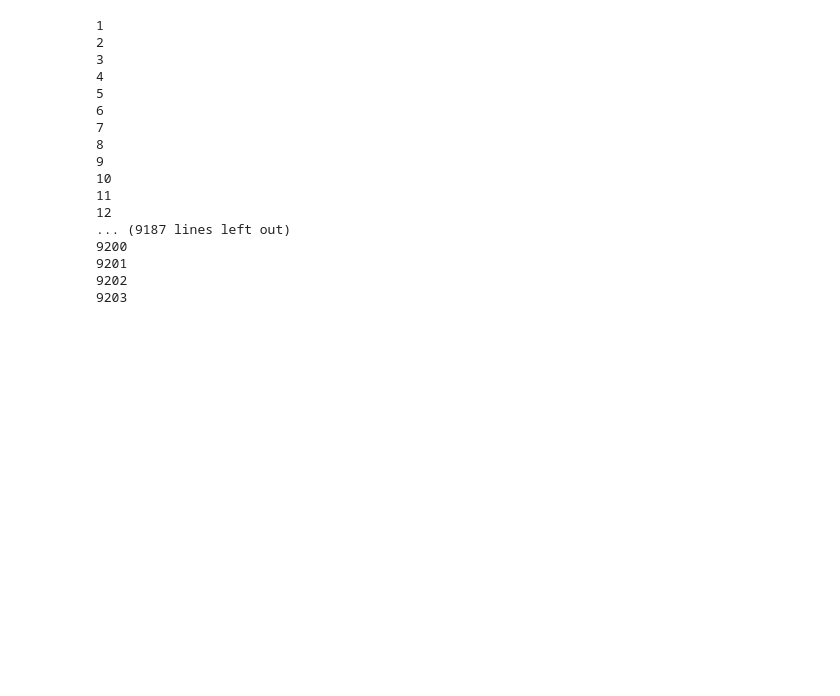
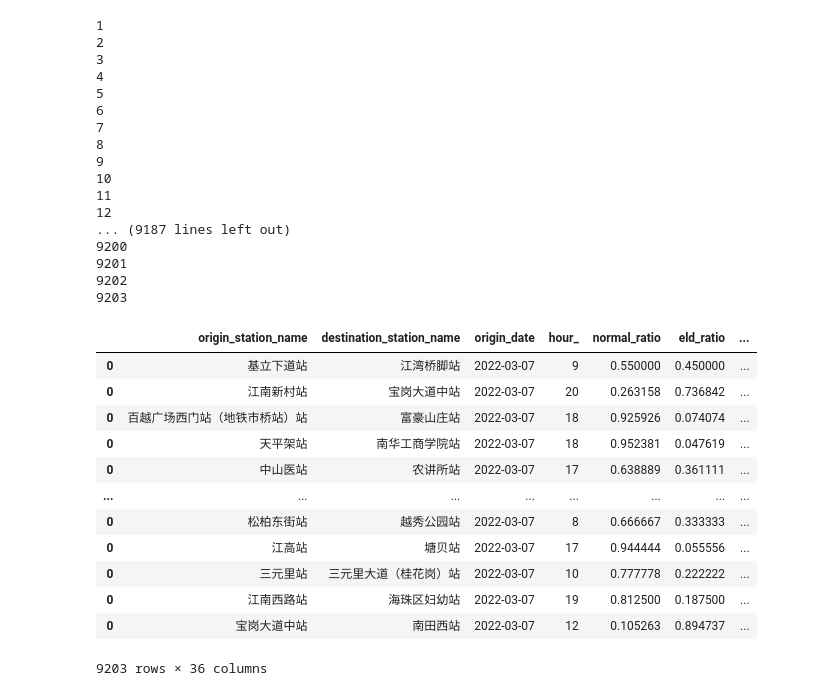
Before and after one commit to tszking/ASU-DNN, a Jupyter notebook: code/datapreprocess.ipynb, the cells around one changed output. Cells and saved outputs as stored; diff of their text form; code cells hidden in the pictures; blank space fills up the shorter version.

```diff
--- a/code/datapreprocess.ipynb
+++ b/code/datapreprocess.ipynb
@@ -97,3 +98,19 @@ dfDatasets = pd.concat(listDfAll, axis=0).to_csv('check.csv')
 9201
 9202
 9203
+# %%
+dfDatasets
+# %% [output]
+|  | origin_station_name | destination_station_name | origin_date | hour_ | normal_ratio | eld_ratio | ... |
+| 0 | 基立下道站 | 江湾桥脚站 | 2022-03-07 | 9 | 0.550000 | 0.450000 | ... |
+| 0 | 江南新村站 | 宝岗大道中站 | 2022-03-07 | 20 | 0.263158 | 0.736842 | ... |
+| 0 | 百越广场西门站（地铁市桥站）站 | 富豪山庄站 | 2022-03-07 | 18 | 0.925926 | 0.074074 | ... |
+| 0 | 天平架站 | 南华工商学院站 | 2022-03-07 | 18 | 0.952381 | 0.047619 | ... |
+| 0 | 中山医站 | 农讲所站 | 2022-03-07 | 17 | 0.638889 | 0.361111 | ... |
+| ... | ... | ... | ... | ... | ... | ... | ... |
+| 0 | 松柏东街站 | 越秀公园站 | 2022-03-07 | 8 | 0.666667 | 0.333333 | ... |
+| 0 | 江高站 | 塘贝站 | 2022-03-07 | 17 | 0.944444 | 0.055556 | ... |
+| 0 | 三元里站 | 三元里大道（桂花岗）站 | 2022-03-07 | 10 | 0.777778 | 0.222222 | ... |
+| 0 | 江南西路站 | 海珠区妇幼站 | 2022-03-07 | 19 | 0.812500 | 0.187500 | ... |
+| 0 | 宝岗大道中站 | 南田西站 | 2022-03-07 | 12 | 0.105263 | 0.894737 | ... |
+9203 rows × 36 columns
```
Also changed, not shown: parts of 5 cells of this notebook, 6 other files.
